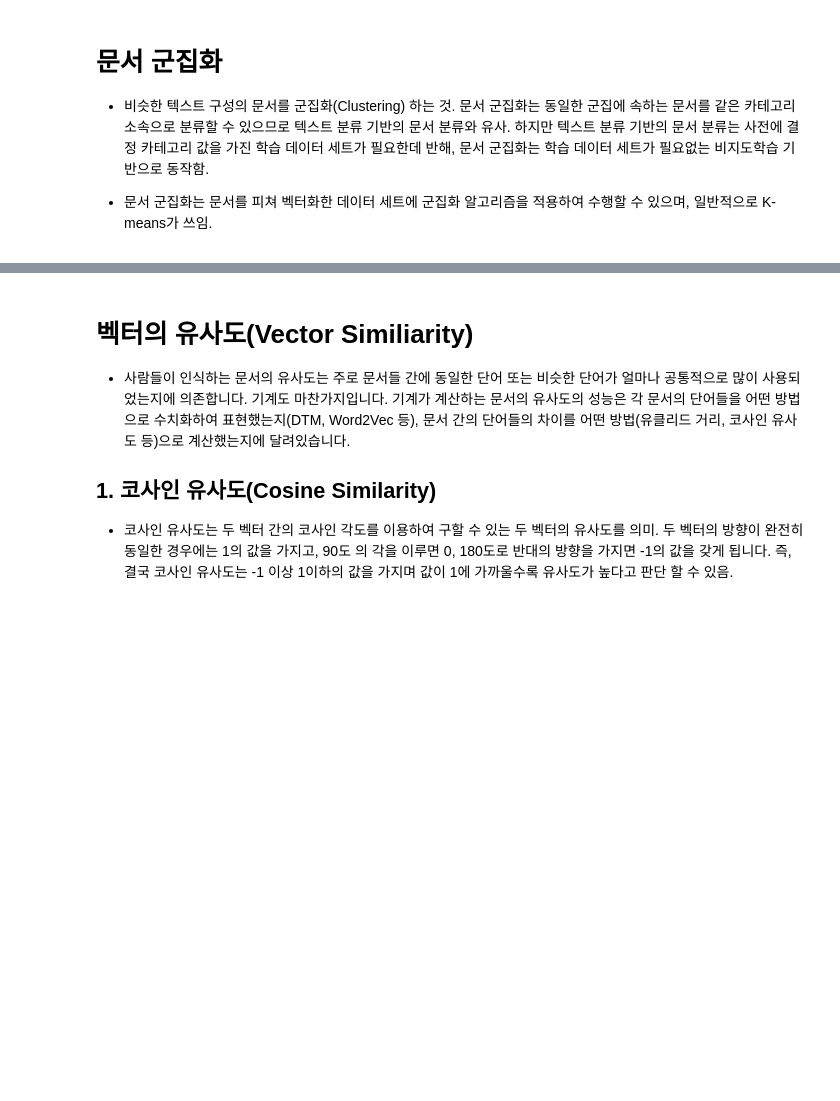
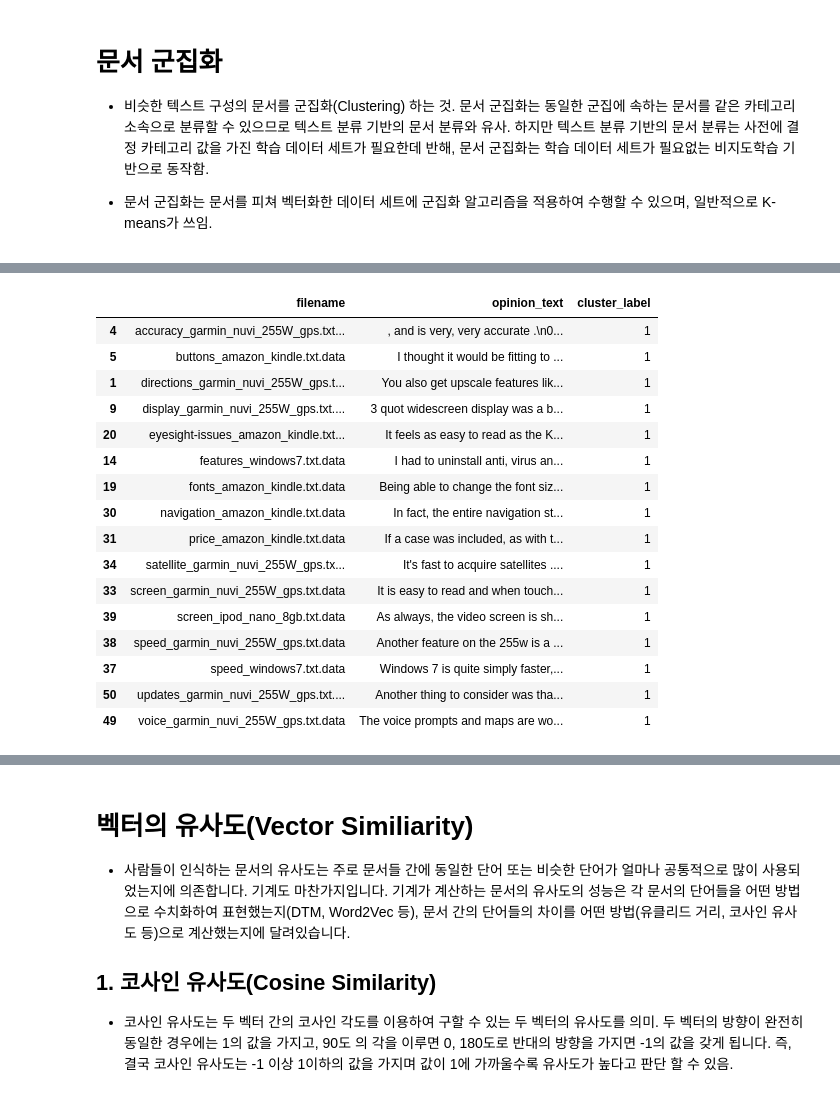
Before and after one commit to qkrwjdduf159/SD_academy, a Jupyter notebook: 머신러닝/텍스트 분석(Text analysis)/텍스트_분석.ipynb, the cells around one changed output, grey strips where cells are left out. Cells and saved outputs as stored; diff of their text form; code cells hidden in the pictures; blank space fills up the shorter version.

```diff
--- a/머신러닝/텍스트 분석(Text analysis)/텍스트_분석.ipynb
+++ b/머신러닝/텍스트 분석(Text analysis)/텍스트_분석.ipynb
@@ -4056,0 +4170,20 @@ doc_topic_df.head(10)
+# %%
+document_df[document_df['cluster_label']==1].sort_values(by='filename')
+# %% [output]
+|  | filename | opinion_text | cluster_label |
+| 4 | accuracy_garmin_nuvi_255W_gps.txt... | , and is very, very accurate .\n0... | 1 |
+| 5 | buttons_amazon_kindle.txt.data | I thought it would be fitting to ... | 1 |
+| 1 | directions_garmin_nuvi_255W_gps.t... | You also get upscale features lik... | 1 |
+| 9 | display_garmin_nuvi_255W_gps.txt.... | 3 quot widescreen display was a b... | 1 |
+| 20 | eyesight-issues_amazon_kindle.txt... | It feels as easy to read as the K... | 1 |
+| 14 | features_windows7.txt.data | I had to uninstall anti, virus an... | 1 |
+| 19 | fonts_amazon_kindle.txt.data | Being able to change the font siz... | 1 |
+| 30 | navigation_amazon_kindle.txt.data | In fact, the entire navigation st... | 1 |
+| 31 | price_amazon_kindle.txt.data | If a case was included, as with t... | 1 |
+| 34 | satellite_garmin_nuvi_255W_gps.tx... | It's fast to acquire satellites .... | 1 |
+| 33 | screen_garmin_nuvi_255W_gps.txt.data | It is easy to read and when touch... | 1 |
+| 39 | screen_ipod_nano_8gb.txt.data | As always, the video screen is sh... | 1 |
+| 38 | speed_garmin_nuvi_255W_gps.txt.data | Another feature on the 255w is a ... | 1 |
+| 37 | speed_windows7.txt.data | Windows 7 is quite simply faster,... | 1 |
+| 50 | updates_garmin_nuvi_255W_gps.txt.... | Another thing to consider was tha... | 1 |
+| 49 | voice_garmin_nuvi_255W_gps.txt.data | The voice prompts and maps are wo... | 1 |
```
Also changed, not shown: parts of 32 cells of this notebook.
